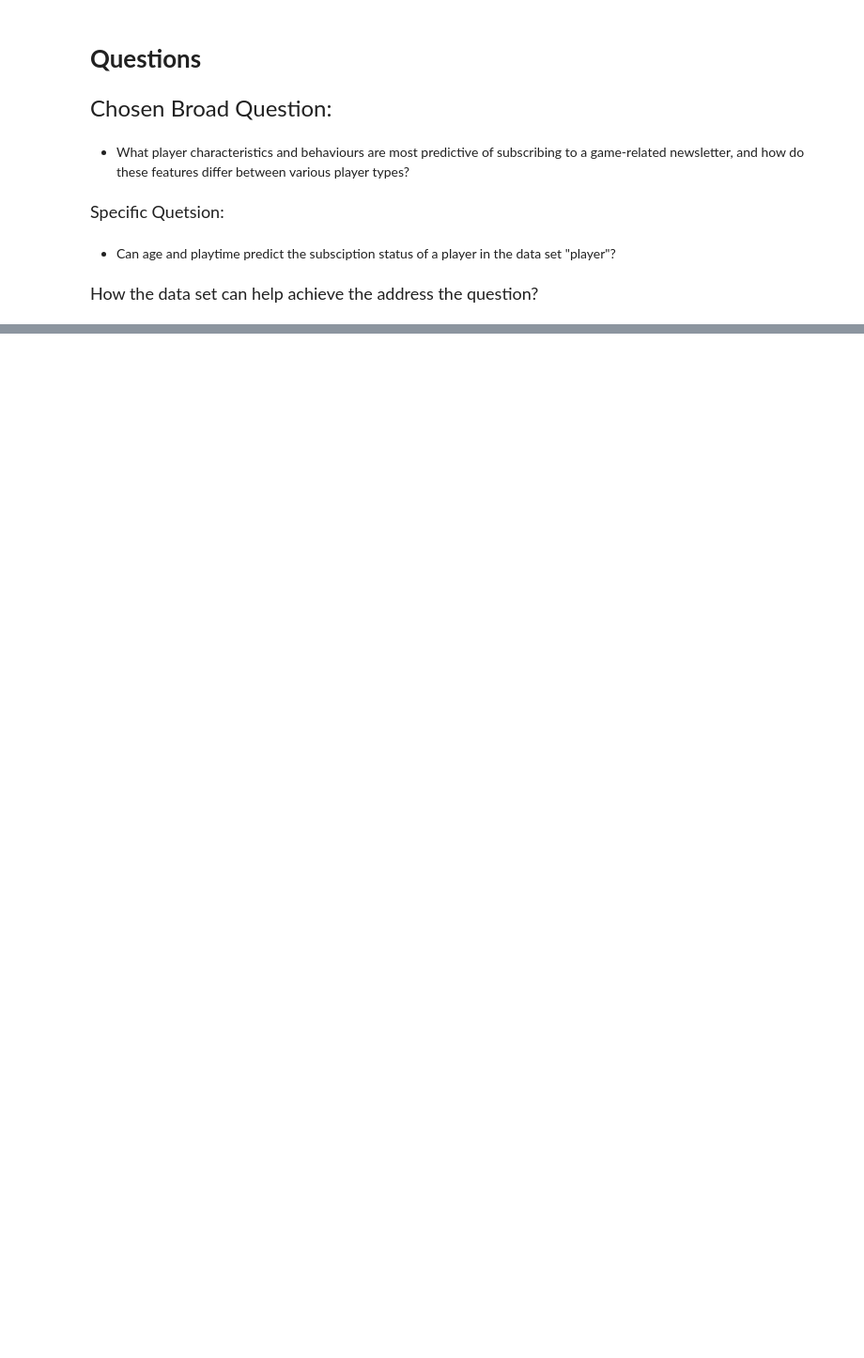
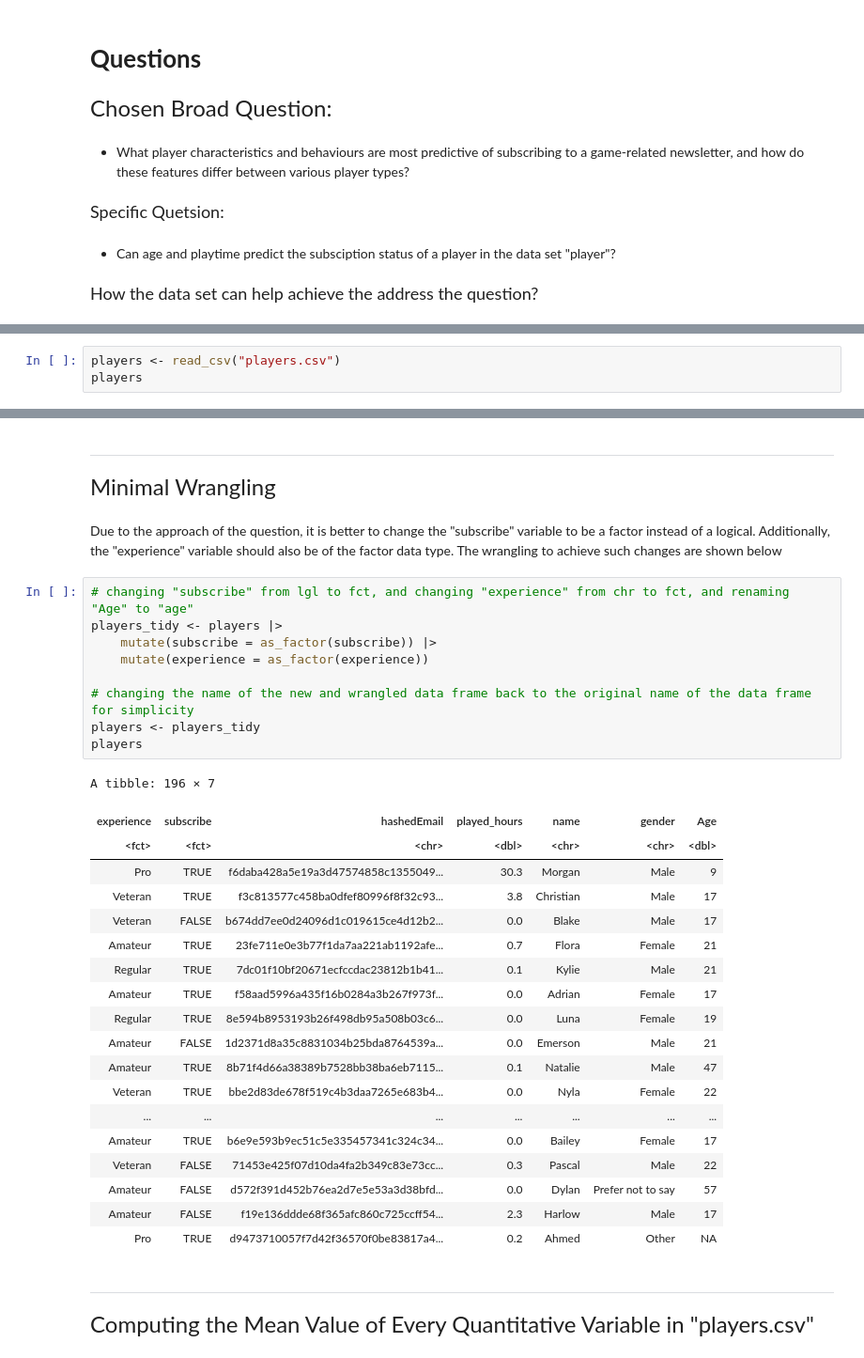
Before and after one commit to incoqnitoo/dsci_project_individual, a Jupyter notebook: planning_report.ipynb, the cells around one changed output, grey strips where cells are left out. Shown at 94% size. Saved outputs shown, nothing was run; the diff lists cells and outputs as text; blank space fills up the shorter version.

Commit message:
Changes to planning_report.ipynb
Finished Questions and began Part 3. Small changes to summary stat in Part 1

```diff
--- a/planning_report.ipynb
+++ b/planning_report.ipynb
@@ -344,0 +359,3 @@ For the question to be addressed, this assumes that the required variables are i
+# %%
+players <- read_csv("players.csv")
+players
@@ -344,0 +391,39 @@ For the question to be addressed, this assumes that the required variables are i
+# %% [markdown]
+---------------------------------------------------------------------------
+# %% [markdown]
+<font size="5"> Minimal Wrangling
+# %% [markdown]
+Due to the approach of the question, it is better to change the "subscribe" variable to be a factor instead of a logical. Additionally, the "experience" variable should also be of the factor data type. The wrangling to achieve such changes are shown below
+# %%
+# changing "subscribe" from lgl to fct, and changing "experience" from chr to fct, and renaming "Age" to "age"
+players_tidy <- players |>
+    mutate(subscribe = as_factor(subscribe)) |>
+    mutate(experience = as_factor(experience))
+
+# changing the name of the new and wrangled data frame back to the original name of the data frame for simplicity
+players <- players_tidy
+players
+# %% [output]
+A tibble: 196 × 7
+| experience | subscribe | hashedEmail | played_hours | name | gender | Age |
+| <fct> | <fct> | <chr> | <dbl> | <chr> | <chr> | <dbl> |
+| Pro | TRUE | f6daba428a5e19a3d47574858c1355049... | 30.3 | Morgan | Male | 9 |
+| Veteran | TRUE | f3c813577c458ba0dfef80996f8f32c93... | 3.8 | Christian | Male | 17 |
+| Veteran | FALSE | b674dd7ee0d24096d1c019615ce4d12b2... | 0.0 | Blake | Male | 17 |
+| Amateur | TRUE | 23fe711e0e3b77f1da7aa221ab1192afe... | 0.7 | Flora | Female | 21 |
+| Regular | TRUE | 7dc01f10bf20671ecfccdac23812b1b41... | 0.1 | Kylie | Male | 21 |
+| Amateur | TRUE | f58aad5996a435f16b0284a3b267f973f... | 0.0 | Adrian | Female | 17 |
+| Regular | TRUE | 8e594b8953193b26f498db95a508b03c6... | 0.0 | Luna | Female | 19 |
+| Amateur | FALSE | 1d2371d8a35c8831034b25bda8764539a... | 0.0 | Emerson | Male | 21 |
+| Amateur | TRUE | 8b71f4d66a38389b7528bb38ba6eb7115... | 0.1 | Natalie | Male | 47 |
+| Veteran | TRUE | bbe2d83de678f519c4b3daa7265e683b4... | 0.0 | Nyla | Female | 22 |
+| ... | ... | ... | ... | ... | ... | ... |
+| Amateur | TRUE | b6e9e593b9ec51c5e335457341c324c34... | 0.0 | Bailey | Female | 17 |
+| Veteran | FALSE | 71453e425f07d10da4fa2b349c83e73cc... | 0.3 | Pascal | Male | 22 |
+| Amateur | FALSE | d572f391d452b76ea2d7e5e53a3d38bfd... | 0.0 | Dylan | Prefer not to say | 57 |
+| Amateur | FALSE | f19e136ddde68f365afc860c725ccff54... | 2.3 | Harlow | Male | 17 |
+| Pro | TRUE | d9473710057f7d42f36570f0be83817a4... | 0.2 | Ahmed | Other | NA |
+# %% [markdown]
+--------------------
+# %% [markdown]
+<font size="5"> Computing the Mean Value of Every Quantitative Variable in "players.csv"
```
Also changed, not shown: parts of 14 cells of this notebook.
